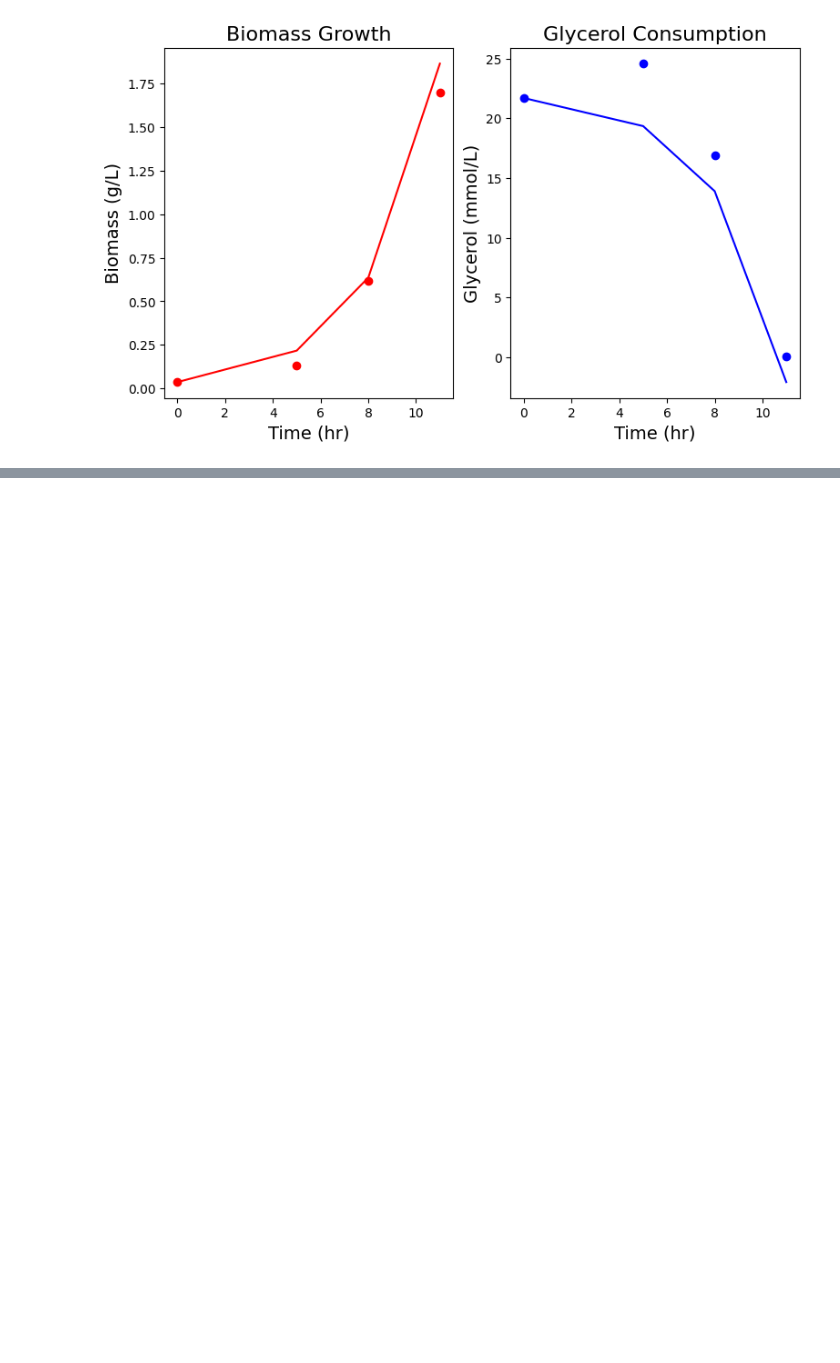
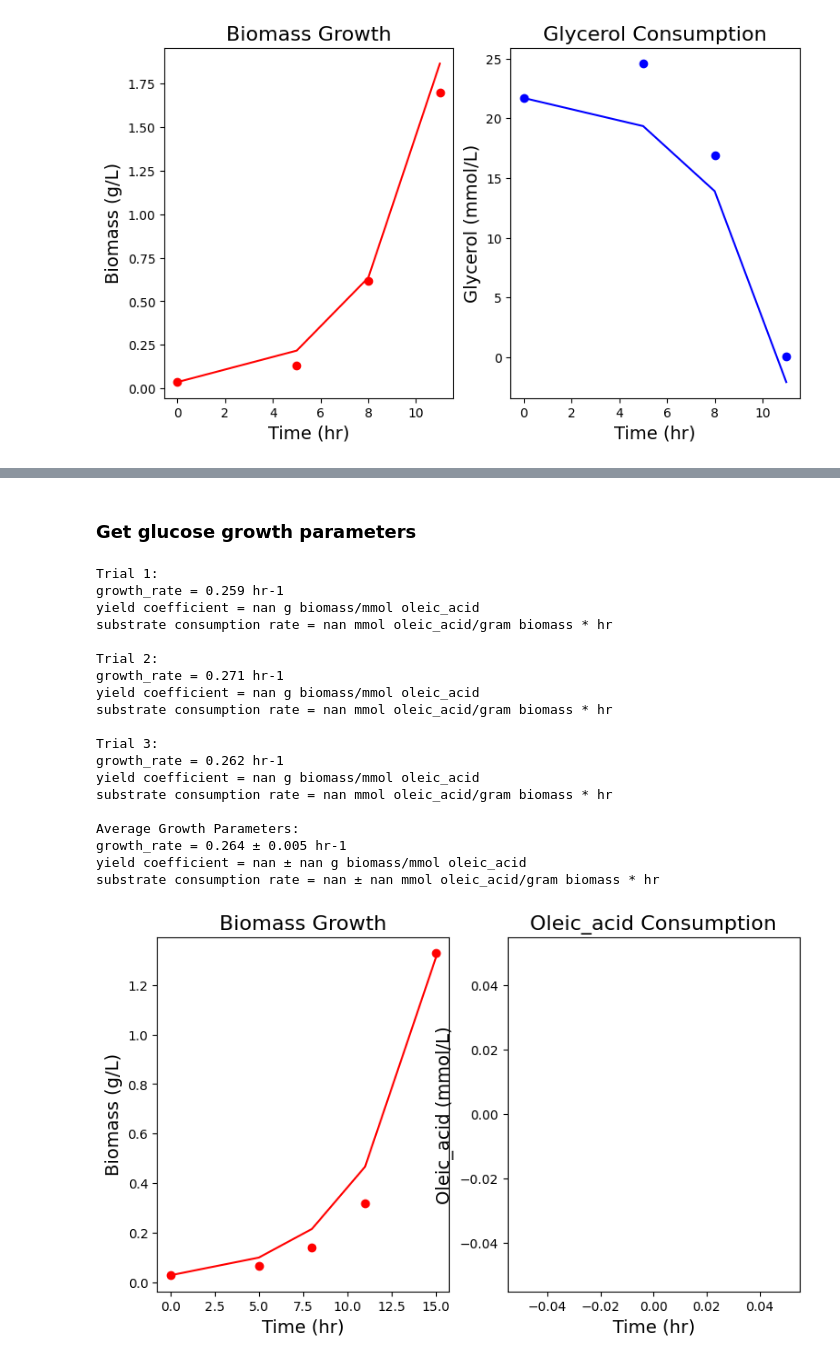
Before and after one commit to garrettroell/yarrrowia_eflux2, a Jupyter notebook: notebooks/B_exp_growth_rates.ipynb, the cells around one changed output, grey strips where cells are left out. Cells and saved outputs as stored; diff of their text form; code cells hidden in the pictures; blank space fills up the shorter version.

```diff
--- a/notebooks/B_exp_growth_rates.ipynb
+++ b/notebooks/B_exp_growth_rates.ipynb
@@ -213,0 +216,4 @@ substrate consumption rate = 4.041 ± 0.619 mmol glycerol/gram biomass * hr
+# %%
+oleic_acid_growth_df = pd.read_csv('../data/growth_curves/oleic_acid_growth_data.csv')
+
+oleic_acid_growth_df
@@ -213,0 +227,25 @@ substrate consumption rate = 4.041 ± 0.619 mmol glycerol/gram biomass * hr
+# %% [markdown]
+### Get glucose growth parameters
+# %%
+get_average_growth_parameters(growth_df=oleic_acid_growth_df, substrate='oleic_acid', molar_mass=282.46)
+# %% [output]
+Trial 1:
+growth_rate = 0.259 hr-1
+yield coefficient = nan g biomass/mmol oleic_acid
+substrate consumption rate = nan mmol oleic_acid/gram biomass * hr
+
+Trial 2:
+growth_rate = 0.271 hr-1
+yield coefficient = nan g biomass/mmol oleic_acid
+substrate consumption rate = nan mmol oleic_acid/gram biomass * hr
+
+Trial 3:
+growth_rate = 0.262 hr-1
+yield coefficient = nan g biomass/mmol oleic_acid
+substrate consumption rate = nan mmol oleic_acid/gram biomass * hr
+
+Average Growth Parameters:
+growth_rate = 0.264 ± 0.005 hr-1
+yield coefficient = nan ± nan g biomass/mmol oleic_acid
+substrate consumption rate = nan ± nan mmol oleic_acid/gram biomass * hr
+[figure, added]
```
Also changed, not shown: parts of 3 cells of this notebook, 30 other files.
